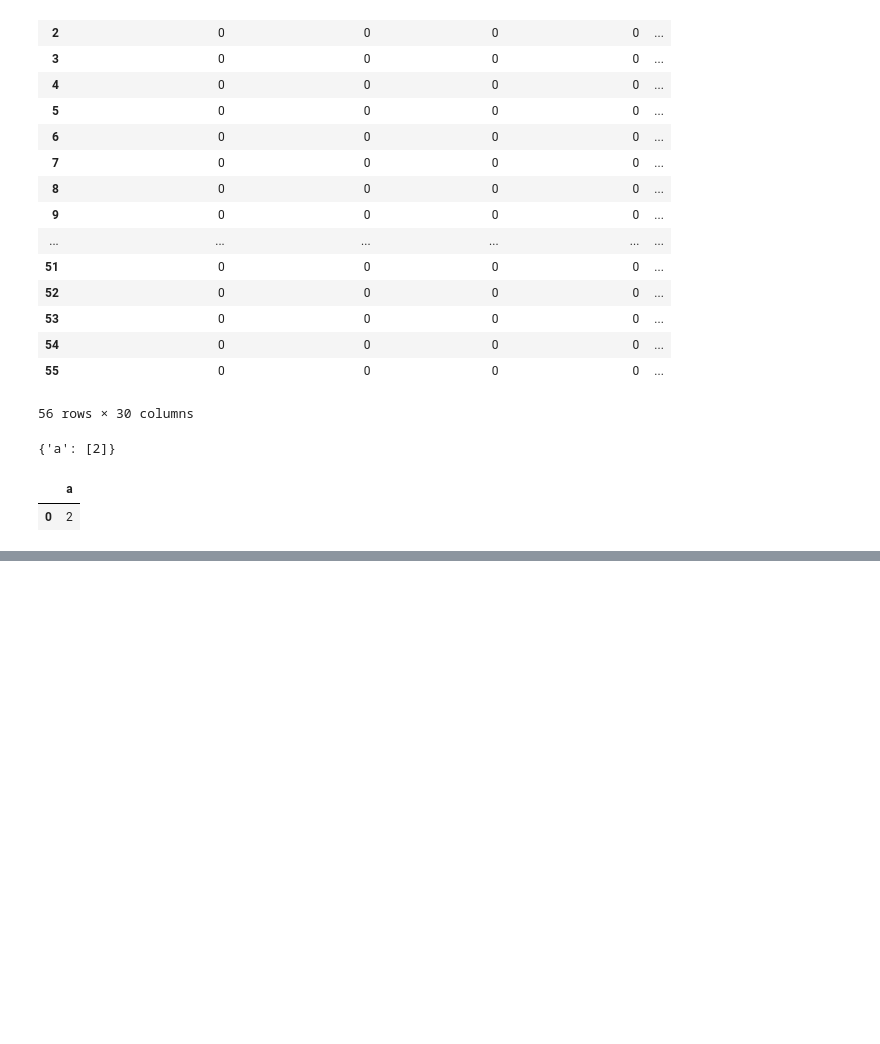
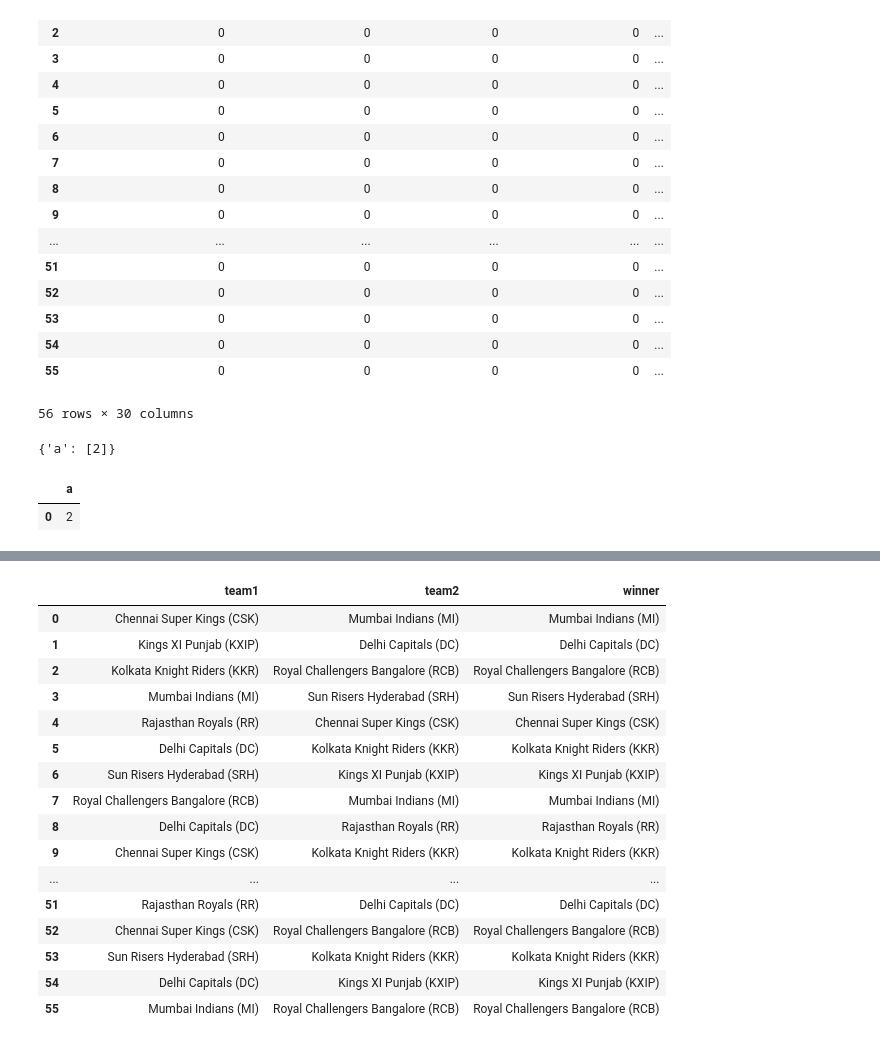
Before and after one commit to thinking-tomorrow/Data-Science-Projects, a Jupyter notebook: cricket-prediction/match_winner.ipynb, the cells around one changed output, grey strips where cells are left out. Saved outputs shown, nothing was run; the diff lists cells and outputs as text; code cells hidden in the pictures; blank space fills up the shorter version.

```diff
--- a/cricket-prediction/match_winner.ipynb
+++ b/cricket-prediction/match_winner.ipynb
@@ -824,0 +845,22 @@ for i in range(fixtures.shape[0]):
+# %%
+tabel_df = pd.DataFrame(table)
+# %%
+tabel_df
+# %% [output]
+|  | team1 | team2 | winner |
+| 0 | Chennai Super Kings (CSK) | Mumbai Indians (MI) | Mumbai Indians (MI) |
+| 1 | Kings XI Punjab (KXIP) | Delhi Capitals (DC) | Delhi Capitals (DC) |
+| 2 | Kolkata Knight Riders (KKR) | Royal Challengers Bangalore (RCB) | Royal Challengers Bangalore (RCB) |
+| 3 | Mumbai Indians (MI) | Sun Risers Hyderabad (SRH) | Sun Risers Hyderabad (SRH) |
+| 4 | Rajasthan Royals (RR) | Chennai Super Kings (CSK) | Chennai Super Kings (CSK) |
+| 5 | Delhi Capitals (DC) | Kolkata Knight Riders (KKR) | Kolkata Knight Riders (KKR) |
+| 6 | Sun Risers Hyderabad (SRH) | Kings XI Punjab (KXIP) | Kings XI Punjab (KXIP) |
+| 7 | Royal Challengers Bangalore (RCB) | Mumbai Indians (MI) | Mumbai Indians (MI) |
+| 8 | Delhi Capitals (DC) | Rajasthan Royals (RR) | Rajasthan Royals (RR) |
+| 9 | Chennai Super Kings (CSK) | Kolkata Knight Riders (KKR) | Kolkata Knight Riders (KKR) |
+| ... | ... | ... | ... |
+| 51 | Rajasthan Royals (RR) | Delhi Capitals (DC) | Delhi Capitals (DC) |
+| 52 | Chennai Super Kings (CSK) | Royal Challengers Bangalore (RCB) | Royal Challengers Bangalore (RCB) |
+| 53 | Sun Risers Hyderabad (SRH) | Kolkata Knight Riders (KKR) | Kolkata Knight Riders (KKR) |
+| 54 | Delhi Capitals (DC) | Kings XI Punjab (KXIP) | Kings XI Punjab (KXIP) |
+| 55 | Mumbai Indians (MI) | Royal Challengers Bangalore (RCB) | Royal Challengers Bangalore (RCB) |
```
Also changed, not shown: parts of 2 cells of this notebook, 2 other files.
